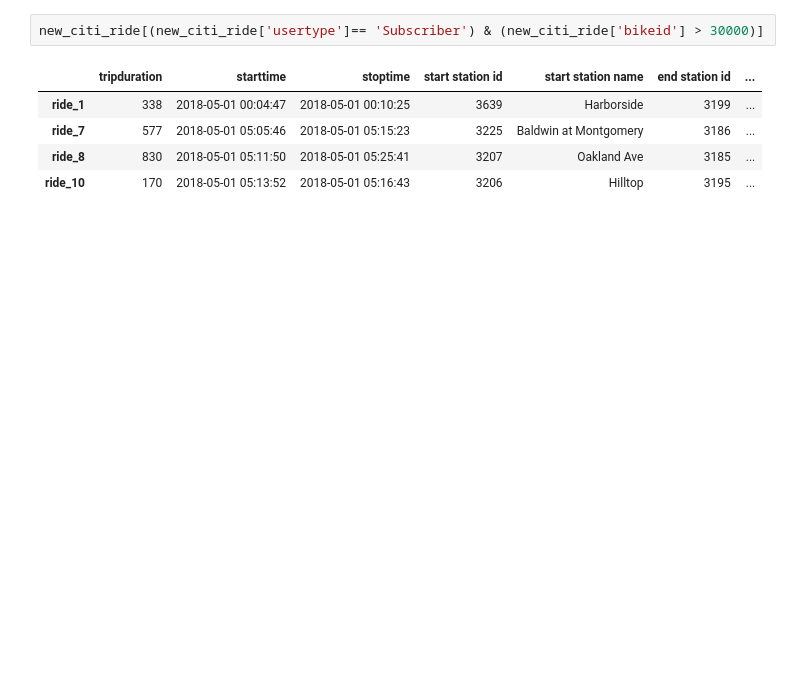
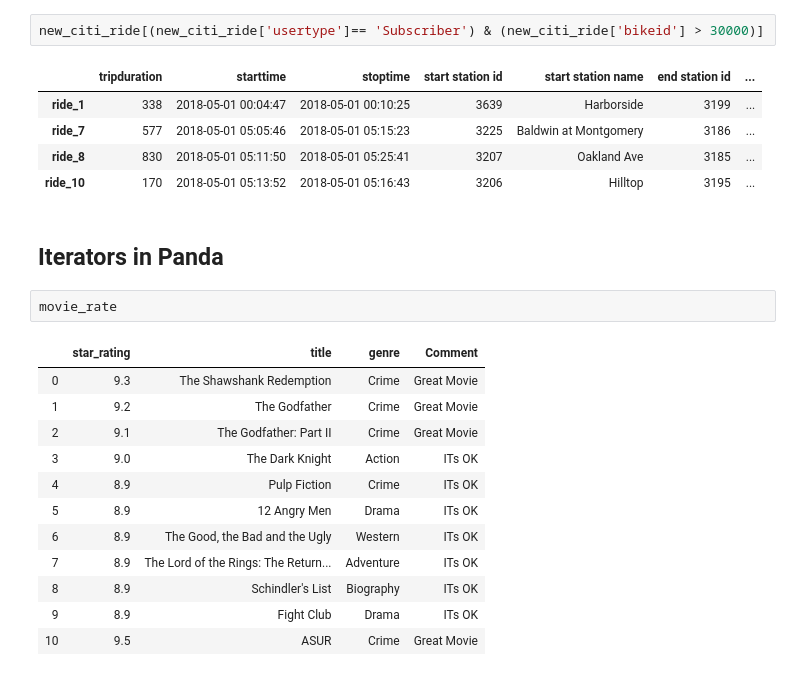
Before and after one commit to melwinmpk/Python_DSA, a Jupyter notebook: Pandas/Pandas_2.ipynb, the cells around one changed output. Drawn from its saved outputs; the diff is of its cells as text; blank space fills up the shorter version.

```diff
--- a/Pandas/Pandas_2.ipynb
+++ b/Pandas/Pandas_2.ipynb
@@ -361,3 +369,20 @@ new_citi_ride[(new_citi_ride['usertype']== 'Subscriber') & (new_citi_ride['bikei
 | ride_7 | 577 | 2018-05-01 05:05:46 | 2018-05-01 05:15:23 | 3225 | Baldwin at Montgomery | 3186 | ... |
 | ride_8 | 830 | 2018-05-01 05:11:50 | 2018-05-01 05:25:41 | 3207 | Oakland Ave | 3185 | ... |
 | ride_10 | 170 | 2018-05-01 05:13:52 | 2018-05-01 05:16:43 | 3206 | Hilltop | 3195 | ... |
+# %% [markdown]
+## Iterators in Panda
+# %%
+movie_rate
+# %% [output]
+|  | star_rating | title | genre | Comment |
+| 0 | 9.3 | The Shawshank Redemption | Crime | Great Movie |
+| 1 | 9.2 | The Godfather | Crime | Great Movie |
+| 2 | 9.1 | The Godfather: Part II | Crime | Great Movie |
+| 3 | 9.0 | The Dark Knight | Action | ITs OK |
+| 4 | 8.9 | Pulp Fiction | Crime | ITs OK |
+| 5 | 8.9 | 12 Angry Men | Drama | ITs OK |
+| 6 | 8.9 | The Good, the Bad and the Ugly | Western | ITs OK |
+| 7 | 8.9 | The Lord of the Rings: The Return... | Adventure | ITs OK |
+| 8 | 8.9 | Schindler's List | Biography | ITs OK |
+| 9 | 8.9 | Fight Club | Drama | ITs OK |
+| 10 | 9.5 | ASUR | Crime | Great Movie |
```
Also changed, not shown: parts of 9 cells of this notebook, 5 other files.
